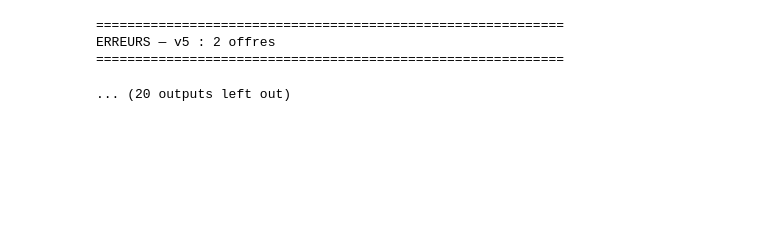
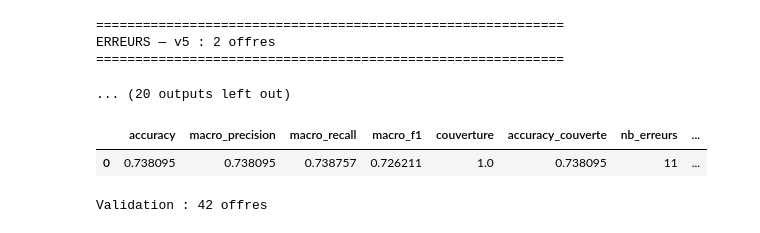
Before and after one commit to sebastiannati/Job-Market-Intelligence, a Jupyter notebook: EDA.ipynb, the cells around one changed output. Saved outputs shown, nothing was run; the diff lists cells and outputs as text; code cells hidden in the pictures; blank space fills up the shorter version.

```diff
--- a/EDA.ipynb
+++ b/EDA.ipynb
@@ -1630,3 +1429,64 @@ ERREURS — v4 : 4 offres
 ERREURS — v5 : 2 offres
 ============================================================
 ... (20 outputs left out)
+# %%
+y_pred = X_val["cat_regex"]
+y_true = X_val["Job_cat"]
+
+from sklearn.metrics import (
+    accuracy_score,
+    precision_recall_fscore_support
+)
+import pandas as pd
+
+y_pred = X_val["cat_regex"]
+y_true = X_val["Job_cat"]
+
+# Offres classées par la regex
+mask = y_pred.notna()
+
+# Les prédictions absentes comptent comme erreurs
+y_pred_eval = y_pred.fillna("__NON_CLASSE__")
+
+precision, recall, f1, _ = precision_recall_fscore_support(
+    y_true,
+    y_pred_eval,
+    labels=sorted(y_true.dropna().unique()),
+    average="macro",
+    zero_division=0
+)
+
+metrics_regex = pd.DataFrame([{
+    "accuracy": accuracy_score(y_true, y_pred_eval),
+    "macro_precision": precision,
+    "macro_recall": recall,
+    "macro_f1": f1,
+    "couverture": mask.mean(),
+    "accuracy_couverte": (
+        accuracy_score(y_true[mask], y_pred[mask])
+        if mask.any() else 0
+    ),
+    "nb_erreurs": (y_true != y_pred).sum(),
+    "nb_non_classes": (~mask).sum()
+}])
+
+display(metrics_regex)
+# %% [output]
+|  | accuracy | macro_precision | macro_recall | macro_f1 | couverture | accuracy_couverte | nb_erreurs | ... |
+| 0 | 0.738095 | 0.738095 | 0.738757 | 0.726211 | 1.0 | 0.738095 | 11 | ... |
+# %%
+data_val = pd.read_excel(
+    "src/extraction/data_llm/data_val.xlsx",
+    index_col=0
+)
+
+# Mélanger pour éviter un biais lié à l'ordre des lignes
+data_val = data_val.sample(frac=1, random_state=42)
+
+# Variables explicatives et labels manuels
+X_val = data_val.drop(columns=["Seniority"])
+y_val = data_val["Seniority"].astype(str).str.strip()
+
+print(f"Validation : {len(X_val)} offres")
+# %% [output]
+Validation : 42 offres
```
Also changed, not shown: parts of 27 cells of this notebook, 18 other files.
